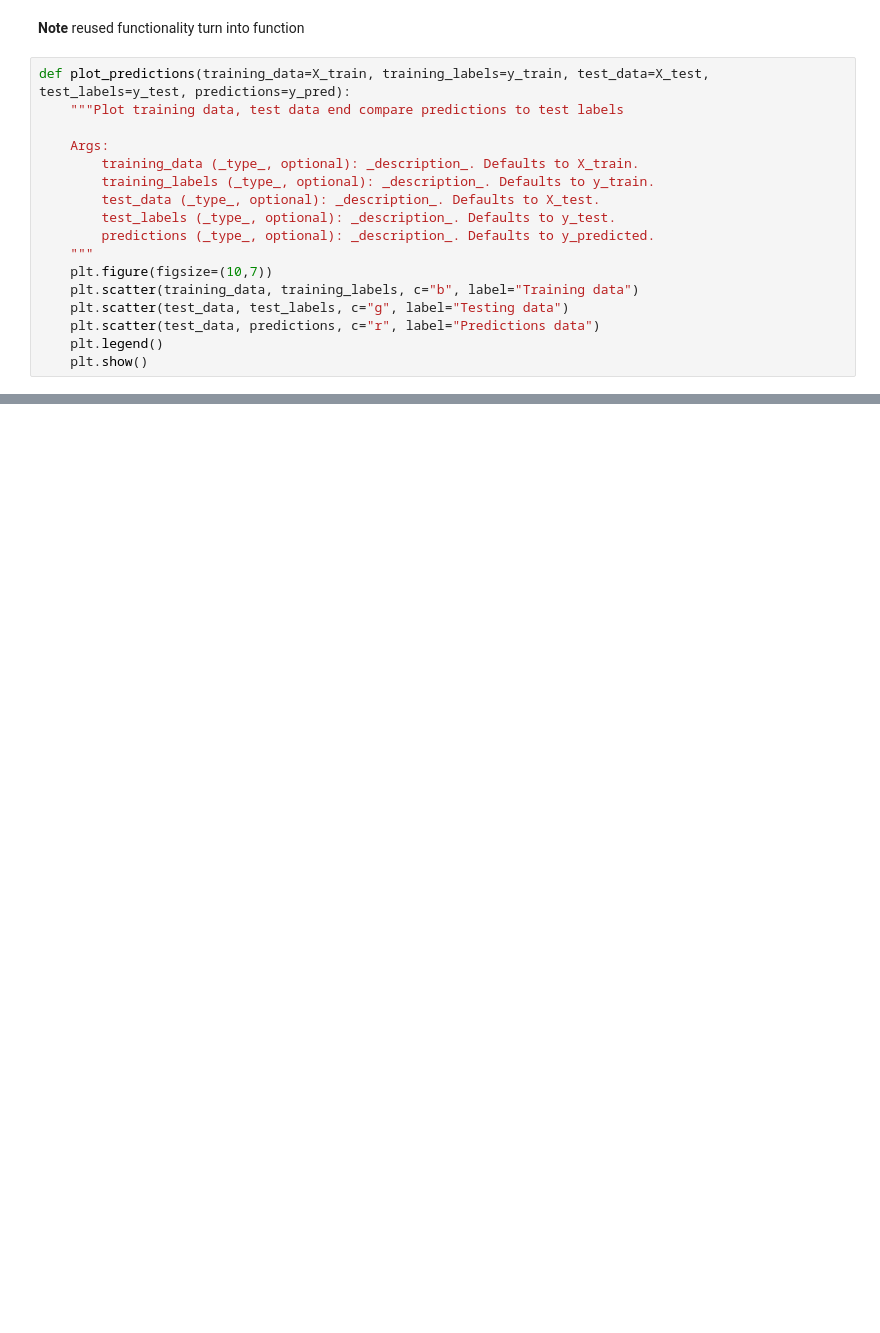
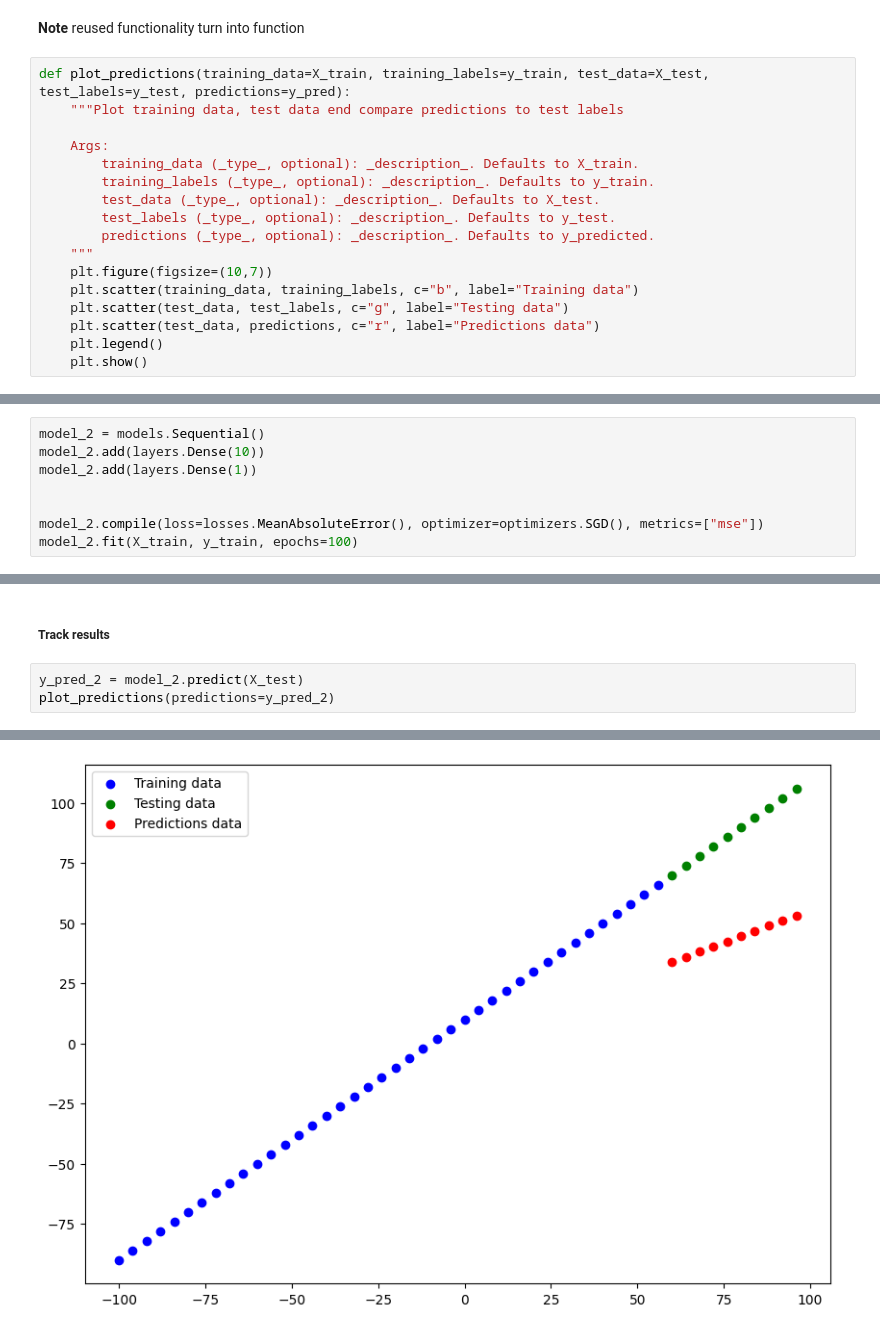
Before and after one commit to KrzysztofKaluza/Tensorflow-Bootcamp, a Jupyter notebook: 01_neural_network_regression_with_tensorflow.ipynb, the cells around one changed output, grey strips where cells are left out. Cells and saved outputs as stored; diff of their text form; blank space fills up the shorter version.

```diff
--- a/01_neural_network_regression_with_tensorflow.ipynb
+++ b/01_neural_network_regression_with_tensorflow.ipynb
@@ -495,0 +601,8 @@ plot_predictions(training_data=X_train, training_labels=y_train, test_data=X_tes
+# %%
+model_2 = models.Sequential()
+model_2.add(layers.Dense(10))
+model_2.add(layers.Dense(1))
+
+
+model_2.compile(loss=losses.MeanAbsoluteError(), optimizer=optimizers.SGD(), metrics=["mse"])
+model_2.fit(X_train, y_train, epochs=100)
@@ -495,0 +628,6 @@ plot_predictions(training_data=X_train, training_labels=y_train, test_data=X_tes
+# %% [markdown]
+##### Track results
+# %%
+y_pred_2 = model_2.predict(X_test)
+plot_predictions(predictions=y_pred_2)
+# %% [output]
@@ -495,0 +635 @@ plot_predictions(training_data=X_train, training_labels=y_train, test_data=X_tes
+[figure, added]
```
Also changed, not shown: parts of 69 cells of this notebook.
